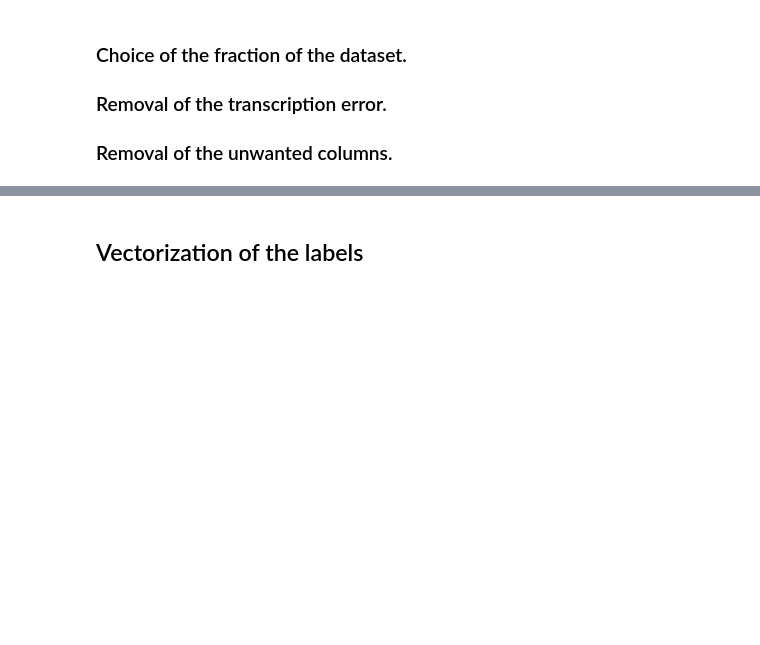
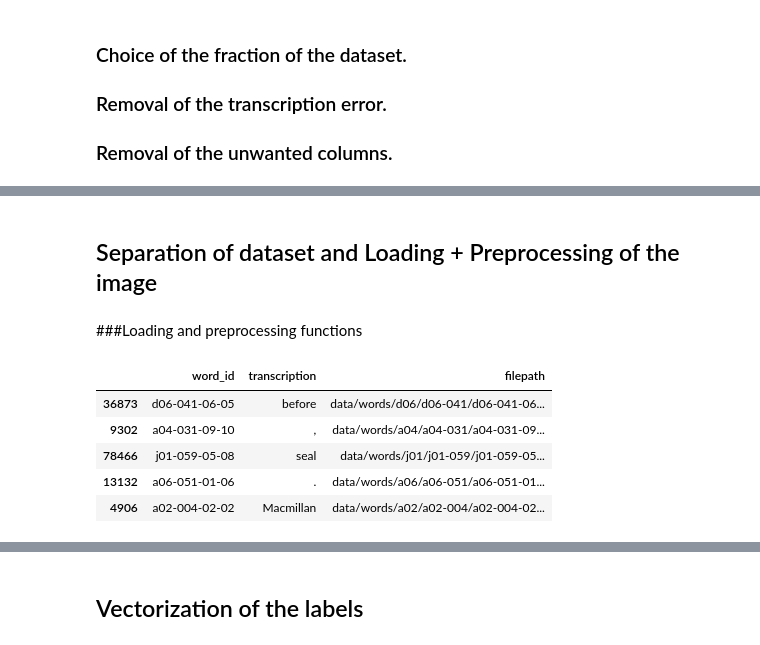
Before and after one commit to Zokoban/pyOCRTEN, a Jupyter notebook: ocr_project.ipynb, the cells around one changed output, grey strips where cells are left out. Drawn from its saved outputs; the diff is of its cells as text; code cells hidden in the pictures; blank space fills up the shorter version.

```diff
--- a/ocr_project.ipynb
+++ b/ocr_project.ipynb
@@ -214,0 +74,78 @@ for rand in np.random.choice(np.arange(0, len(X_train_reshaped)), size=10):
+# %% [markdown]
+## Separation of dataset and Loading + Preprocessing of the image
+# %% [markdown]
+###Loading and preprocessing functions
+# %%
+import tensorflow as tf
+
+
+def img_path(word):
+    path="data/words/"+word.split("-")[0]+"/"+word.split("-")[0]+"-"+word.split("-")[1]+"/"+word+".png"
+
+    return path
+
+@tf.function
+def load_image(filepath):
+    im = tf.io.read_file(filepath)
+    im = tf.image.decode_png(im, channels=0)
+
+    return im
+
+
+@tf.function
+def preprocess(filepath, imgSize=(32, 128), dataAugmentation=False, scale=0.8, isthreshold=False):
+
+    img = load_image(filepath)/255
+    # there are damaged files in IAM dataset - just use black image instead
+    if img is None:
+        img = tf.ones([imgSize[0], imgSize[1], 1])
+        print("None")
+
+    if dataAugmentation:
+        stretch = scale*(tf.random.uniform([1], 0, 1)[0] - 0.3) # -0.5 .. +0.5
+        wStretched = tf.maximum(int(float(tf.shape(img)[0]) * (1 + stretch)), 1) # random width, but at least 1
+        img = tf.image.resize(img, (wStretched, tf.shape(img)[1])) # stretch horizontally by factor 0.5 .. 1.5
+
+    (wt, ht) = imgSize
+
+    w, h = float(tf.shape(img)[0]), float(tf.shape(img)[1])
+
+    fx = w / wt
+    fy = h / ht
+
+    f = tf.maximum(fx, fy)
+
+    newSize = (tf.maximum(tf.minimum(wt, int(w / f)), 1), tf.maximum(tf.minimum(ht, int(h / f)), 1)) # scale according to f (result at least 1 and at most wt or ht)
+
+    img = tf.image.resize(img, newSize)
+
+
+    dx = wt - newSize[0]
+    dy = ht - newSize[1]
+
+    if dataAugmentation :
+        dx1=0
+        dy1=0
+        if dx!=0:
+            dx1 = tf.random.uniform([1], 0, dx, tf.int32)[0]
+        if dy!=0:
+            dy1 = tf.random.uniform([1], 0, dy, tf.int32)[0]
+        img = tf.pad(img[..., 0], [[dx1, dx-dx1], [dy1, dy-dy1]], constant_values=1)
+    else :
+        img = tf.pad(img[..., 0], [[0, dx], [0, dy]], constant_values=1)
+
+    if isthreshold:
+        return tf.expand_dims(1-(1-img)*tf.cast(img < 0.8, tf.float32), -1)
+    return tf.expand_dims(img, -1)
+
+
+df["filepath"]=df.word_id.apply(img_path)
+
+df.head()
+# %% [output]
+|  | word_id | transcription | filepath |
+| 36873 | d06-041-06-05 | before | data/words/d06/d06-041/d06-041-06... |
+| 9302 | a04-031-09-10 | , | data/words/a04/a04-031/a04-031-09... |
+| 78466 | j01-059-05-08 | seal | data/words/j01/j01-059/j01-059-05... |
+| 13132 | a06-051-01-06 | . | data/words/a06/a06-051/a06-051-01... |
+| 4906 | a02-004-02-02 | Macmillan | data/words/a02/a02-004/a02-004-02... |
```
Also changed, not shown: parts of 33 cells of this notebook.
